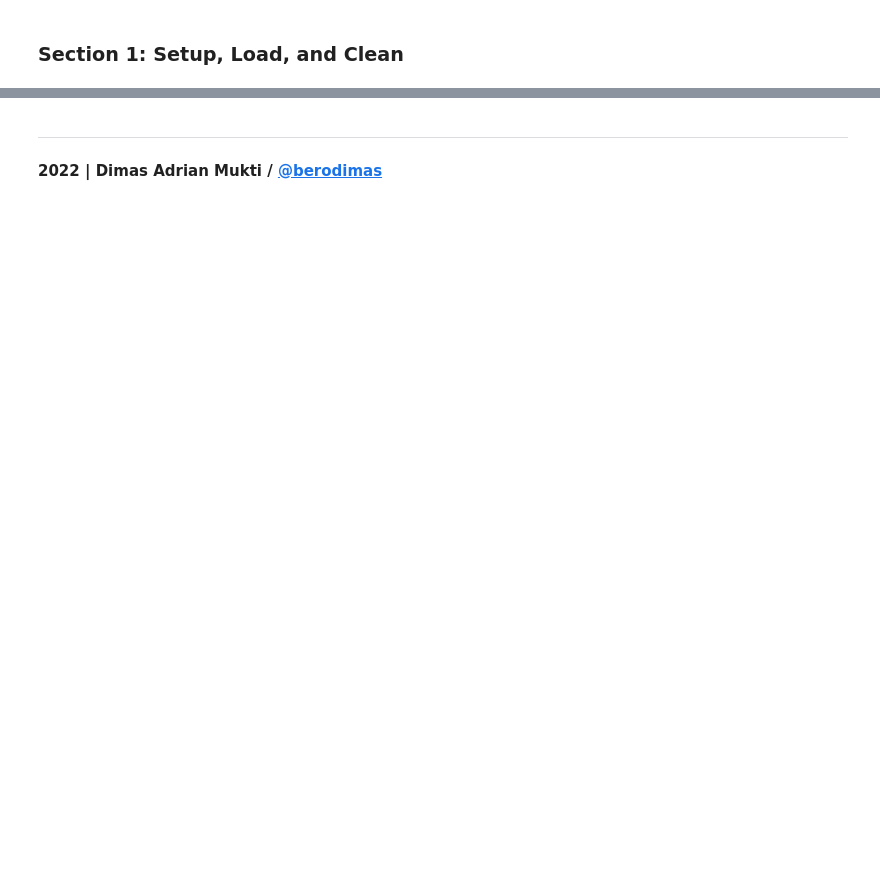
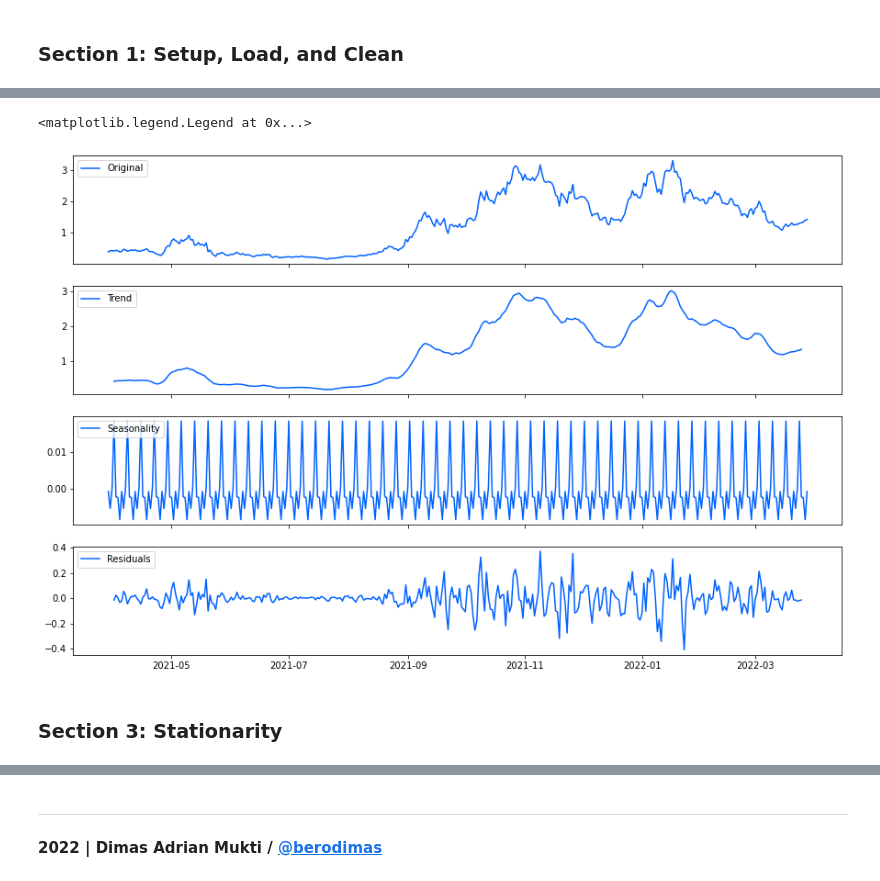
Before and after one commit to berodimas/one-month-one-dataset, a Jupyter notebook: [2022-03] Fantom (FTM) Historical Prices Analysis/ftm_historical_data_analysis.ipynb, the cells around one changed output, grey strips where cells are left out. Saved outputs shown, nothing was run; the diff lists cells and outputs as text; code cells hidden in the pictures; blank space fills up the shorter version.

```diff
--- a/[2022-03] Fantom (FTM) Historical Prices Analysis/ftm_historical_data_analysis.ipynb
+++ b/[2022-03] Fantom (FTM) Historical Prices Analysis/ftm_historical_data_analysis.ipynb
@@ -74,0 +112,28 @@ memory usage: 20.1+ KB
+# %%
+ss_decomposition = seasonal_decompose(
+    x=dataframe_ftm['close'], model='additive', period=7)
+
+estimated_trend = ss_decomposition.trend
+estimated_seasonal = ss_decomposition.seasonal
+estimated_residual = ss_decomposition.resid
+# %%
+fig, axes = plt.subplots(4, 1, sharex=True, sharey=False)
+fig.set_figheight(10)
+fig.set_figwidth(15)
+
+axes[0].plot(dataframe_ftm['close'], label='Original')
+axes[0].legend(loc='upper left')
+
+axes[1].plot(estimated_trend, label='Trend')
+axes[1].legend(loc='upper left')
+
+axes[2].plot(estimated_seasonal, label='Seasonality')
+axes[2].legend(loc='upper left')
+
+axes[3].plot(estimated_residual, label='Residuals')
+axes[3].legend(loc='upper left')
+# %% [output]
+<matplotlib.legend.Legend at 0x...>
+[figure, added]
+# %% [markdown]
+### **Section 3: Stationarity**
```
Also changed, not shown: parts of 43 cells of this notebook, 2 other files.
